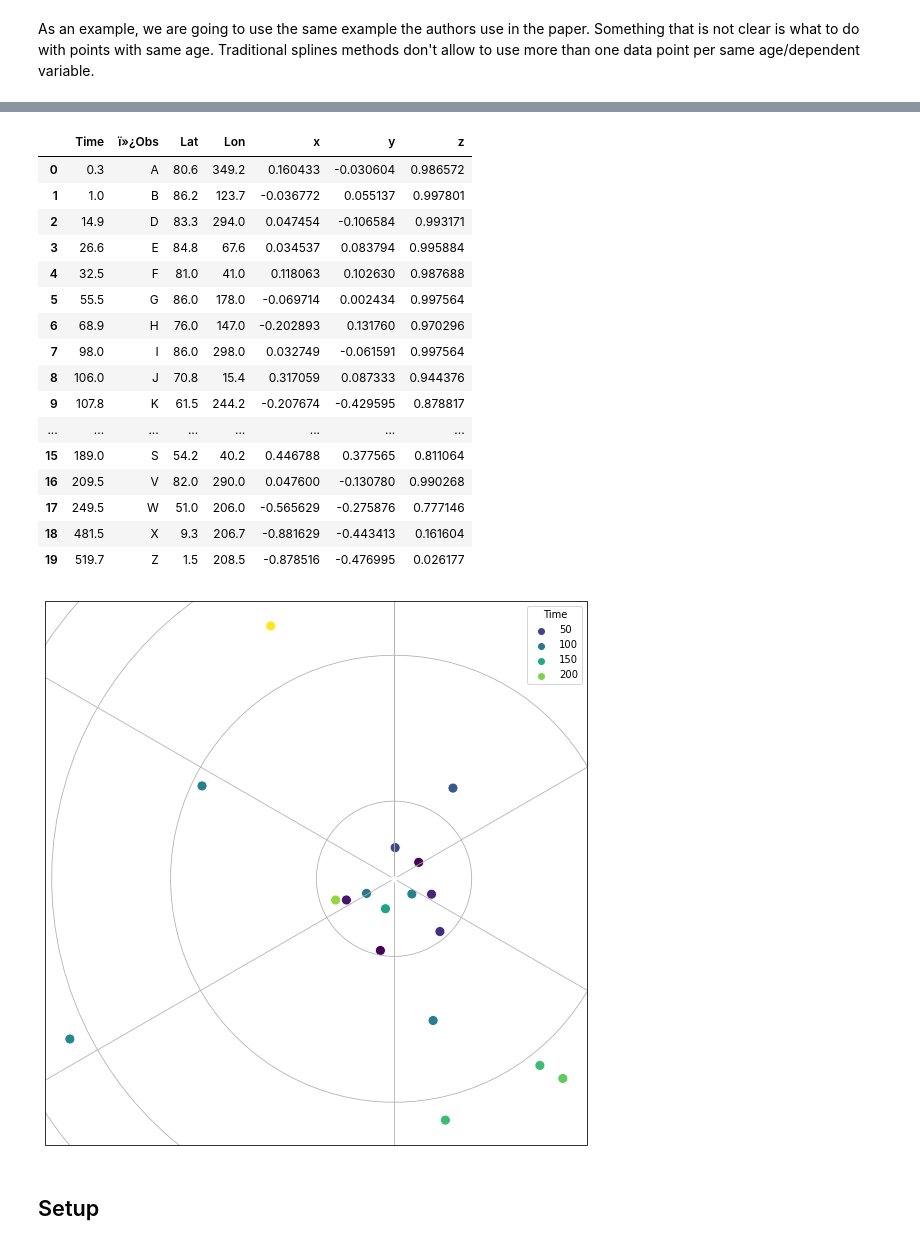
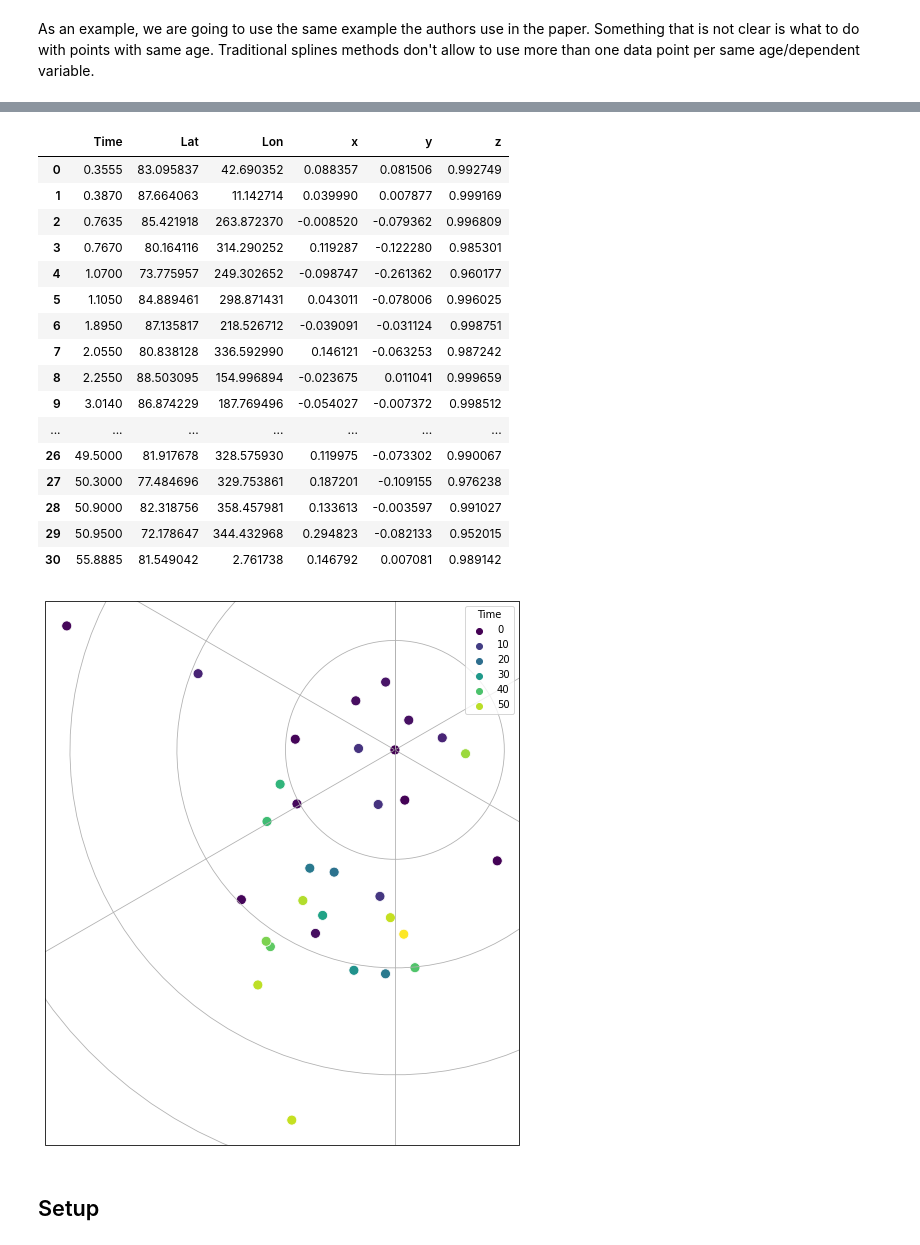
Before and after one commit to PolarWandering/PaleoStats, a Jupyter notebook: Spherical_Splines.ipynb, the cells around one changed output, grey strips where cells are left out. Drawn from its saved outputs; the diff is of its cells as text; code cells hidden in the pictures.

```diff
--- a/Spherical_Splines.ipynb
+++ b/Spherical_Splines.ipynb
@@ -22,3 +22,11 @@ plt.rcParams["figure.figsize"] = (15, 20)
 from utils.geometry import cartesian2spherical, spherical2cartesian
 # %% [markdown]
 As an example, we are going to use the same example the authors use in the paper. Something that is not clear is what to do with points with same age. Traditional splines methods don't allow to use more than one data point per same age/dependent variable.
+# %%
+df = pd.read_csv('data/df_pole_compilation_by_study.csv', encoding="cp1254")
+df['Time'] = df['mean_age']
+df['Lat'] = - df['Plat'] # reverse latitude to coincide with north pole following the defaul to Jupp
+df['Lon'] = df['Plon']
+df = df[['Time', "Lat", 'Lon']]
+#df.loc[df.shape[0]] = [0, 90., 0]
+df
@@ -25,44 +51,43 @@ As an example, we are going to use the same example the authors use in the paper
 # %%
-df = pd.read_csv('data/Jupp-etal-1987_dataset.csv', encoding="cp1254")
-
+#df = pd.read_csv('data/Jupp-etal-1987_dataset.csv', encoding="cp1254")
 # We also manually add a fixed point in the origin of coordinates
 #df.loc[df.shape[0]] = ['Origin', 0, 90., 0]
 #df.at[24, 'Time'] = 470.0
 
 # In order to do splines, we need the time coordinate to be strictly increasing. This is a little bit annoying, so for now
 # we replace poles with same age by picking the first one in the age
 df = df.groupby(['Time']).first().reset_index()
 
 #df['Lat'] = 90 - df['Time'] * 0.1
 #df['Lon'] = df['Time'] * 0.5
 
 # Add cartesian coordinates
 df['x'] = df.apply(lambda row: spherical2cartesian([np.radians(row["Lat"]), np.radians(row.Lon)])[0], axis=1)
 df['y'] = df.apply(lambda row: spherical2cartesian([np.radians(row["Lat"]), np.radians(row.Lon)])[1], axis=1)
 df['z'] = df.apply(lambda row: spherical2cartesian([np.radians(row["Lat"]), np.radians(row.Lon)])[2], axis=1)
 
 df = df.sort_values(by='Time')
 # Filter the last points that for some reason are crashing the method
 #df = df[df['Time'] < 400]
 df
 # %% [output]
-|  | Time | ï»¿Obs | Lat | Lon | x | y | z |
-| 0 | 0.3 | A | 80.6 | 349.2 | 0.160433 | -0.030604 | 0.986572 |
-| 1 | 1.0 | B | 86.2 | 123.7 | -0.036772 | 0.055137 | 0.997801 |
-| 2 | 14.9 | D | 83.3 | 294.0 | 0.047454 | -0.106584 | 0.993171 |
-| 3 | 26.6 | E | 84.8 | 67.6 | 0.034537 | 0.083794 | 0.995884 |
-| 4 | 32.5 | F | 81.0 | 41.0 | 0.118063 | 0.102630 | 0.987688 |
-| 5 | 55.5 | G | 86.0 | 178.0 | -0.069714 | 0.002434 | 0.997564 |
-| 6 | 68.9 | H | 76.0 | 147.0 | -0.202893 | 0.131760 | 0.970296 |
-| 7 | 98.0 | I | 86.0 | 298.0 | 0.032749 | -0.061591 | 0.997564 |
-| 8 | 106.0 | J | 70.8 | 15.4 | 0.317059 | 0.087333 | 0.944376 |
-| 9 | 107.8 | K | 61.5 | 244.2 | -0.207674 | -0.429595 | 0.878817 |
-| ... | ... | ... | ... | ... | ... | ... | ... |
-| 15 | 189.0 | S | 54.2 | 40.2 | 0.446788 | 0.377565 | 0.811064 |
-| 16 | 209.5 | V | 82.0 | 290.0 | 0.047600 | -0.130780 | 0.990268 |
-| 17 | 249.5 | W | 51.0 | 206.0 | -0.565629 | -0.275876 | 0.777146 |
-| 18 | 481.5 | X | 9.3 | 206.7 | -0.881629 | -0.443413 | 0.161604 |
-| 19 | 519.7 | Z | 1.5 | 208.5 | -0.878516 | -0.476995 | 0.026177 |
+|  | Time | Lat | Lon | x | y | z |
+| 0 | 0.3555 | 83.095837 | 42.690352 | 0.088357 | 0.081506 | 0.992749 |
+| 1 | 0.3870 | 87.664063 | 11.142714 | 0.039990 | 0.007877 | 0.999169 |
+| 2 | 0.7635 | 85.421918 | 263.872370 | -0.008520 | -0.079362 | 0.996809 |
+| 3 | 0.7670 | 80.164116 | 314.290252 | 0.119287 | -0.122280 | 0.985301 |
+| 4 | 1.0700 | 73.775957 | 249.302652 | -0.098747 | -0.261362 | 0.960177 |
+| 5 | 1.1050 | 84.889461 | 298.871431 | 0.043011 | -0.078006 | 0.996025 |
+| 6 | 1.8950 | 87.135817 | 218.526712 | -0.039091 | -0.031124 | 0.998751 |
+| 7 | 2.0550 | 80.838128 | 336.592990 | 0.146121 | -0.063253 | 0.987242 |
+| 8 | 2.2550 | 88.503095 | 154.996894 | -0.023675 | 0.011041 | 0.999659 |
+| 9 | 3.0140 | 86.874229 | 187.769496 | -0.054027 | -0.007372 | 0.998512 |
+| ... | ... | ... | ... | ... | ... | ... |
+| 26 | 49.5000 | 81.917678 | 328.575930 | 0.119975 | -0.073302 | 0.990067 |
+| 27 | 50.3000 | 77.484696 | 329.753861 | 0.187201 | -0.109155 | 0.976238 |
+| 28 | 50.9000 | 82.318756 | 358.457981 | 0.133613 | -0.003597 | 0.991027 |
+| 29 | 50.9500 | 72.178647 | 344.432968 | 0.294823 | -0.082133 | 0.952015 |
+| 30 | 55.8885 | 81.549042 | 2.761738 | 0.146792 | 0.007081 | 0.989142 |
 # %%
 plt.figure(figsize=(10,10))
 ax = plt.axes(projection=ccrs.Orthographic(central_latitude=90))
@@ -75,7 +100,7 @@ sns.scatterplot(ax=ax, x = df['Lon'], y = df['Lat'],
                 palette="viridis",
                 transform = ccrs.PlateCarree());
 # %% [output]
-[figure, old version]
+[figure, new version]
 # %% [markdown]
 ## Setup
 # %%
```
Also changed, not shown: parts of 21 cells of this notebook.
